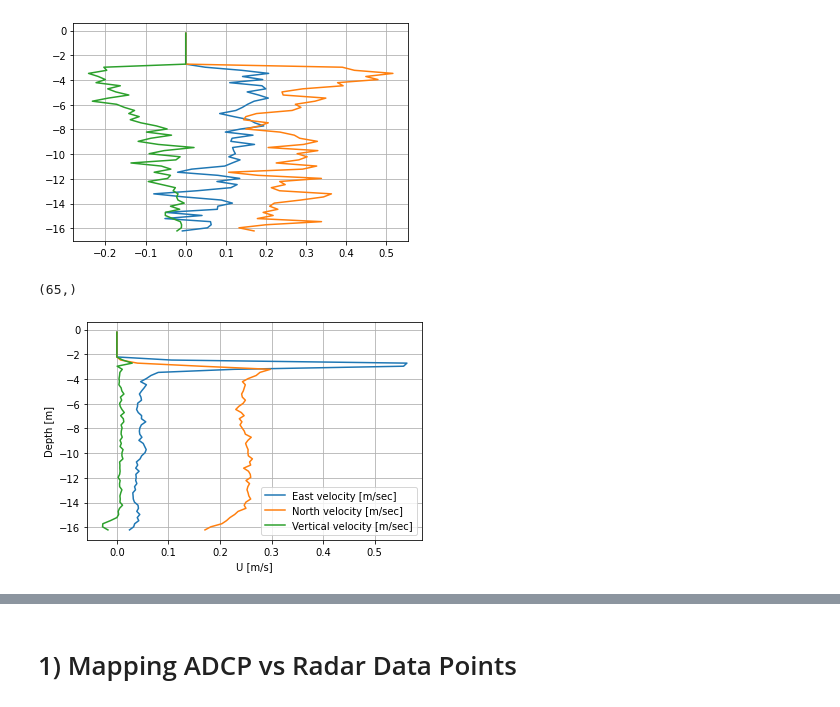
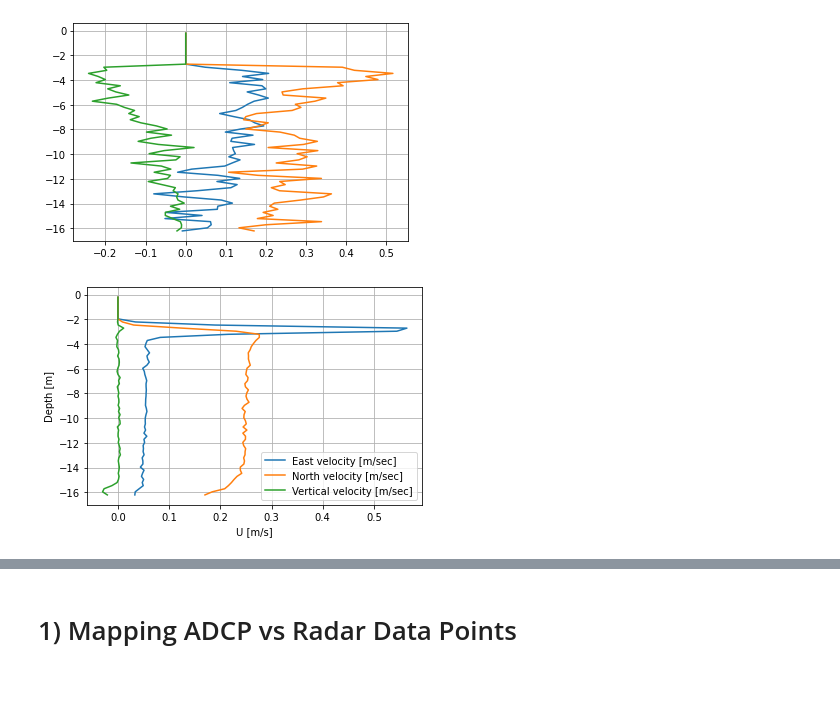
Before and after one commit to joeyanderson1/4th-Year-Thesis, a Jupyter notebook: ADCP Data.ipynb, the cells around one changed output, grey strips where cells are left out. Cells and saved outputs as stored; diff of their text form; code cells hidden in the pictures.

```diff
--- a/ADCP Data.ipynb
+++ b/ADCP Data.ipynb
@@ -22,38 +25,34 @@ plt.grid(True)
 plt.show()
 # %% [output]
 [figure]
-# %%
-east_vel[0,:].shape
-# %% [output]
-(65,)
 # %%
 hf = h5py.File('ADCP_19_01_22_04.mat', 'r')
 east_vel = np.array(hf['East_vel'])
 north_vel = np.array(hf['North_vel'])
 vertical_vel = np.array(hf['Vertical_vel'])
 z = np.array(hf['z_vec'])
 t = hf['time_vec']
 hf.close()
 
 time_start = 0*60 # sec
-time_stop = 5*60 # sec
-time_step = 2.5 #sec
+time_stop = 15*60 # sec
+time_step = 1 #sec
 start_i = int(time_start/time_step)
 stop_i = int(time_stop/time_step)
 
 east_vel_mean = np.mean(east_vel[start_i:stop_i], axis=0)
 north_vel_mean = np.mean(north_vel[start_i:stop_i], axis=0)
 vertical_vel_mean = np.mean(vertical_vel[start_i:stop_i], axis=0)
 
 fig, ax = plt.subplots()
 ax.plot(east_vel_mean, z, label='East velocity [m/sec]')
 ax.plot(north_vel_mean, z, label='North velocity [m/sec]')
 ax.plot(vertical_vel_mean, z, label='Vertical velocity [m/sec]')
 
 plt.xlabel("U [m/s]")
 plt.ylabel("Depth [m]")
 plt.legend()
 plt.grid(True)
 plt.show()
 # %% [output]
-[figure, old version]
+[figure, new version]
```
Also changed, not shown: parts of 27 cells of this notebook.
